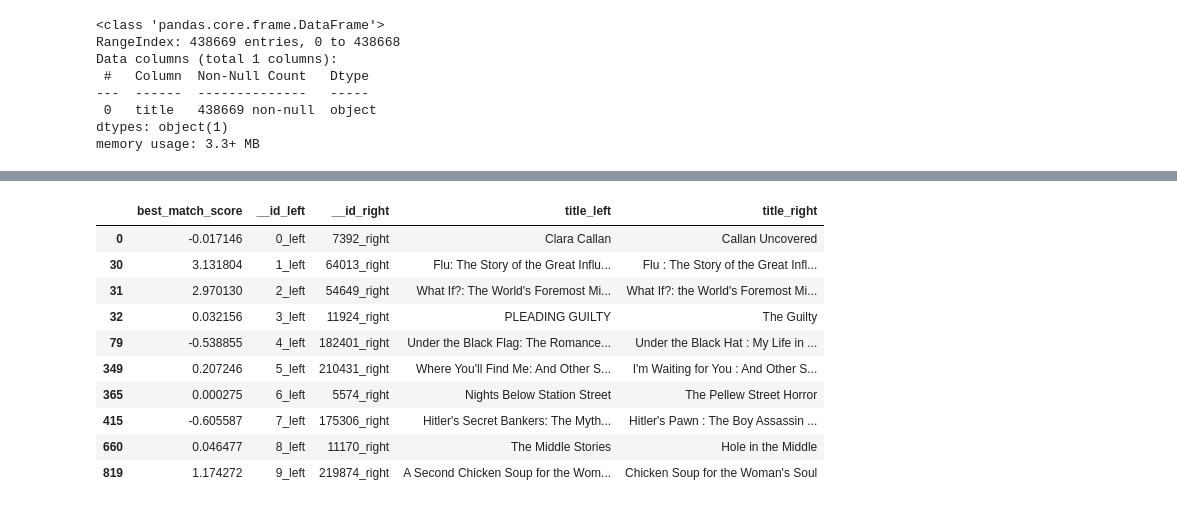
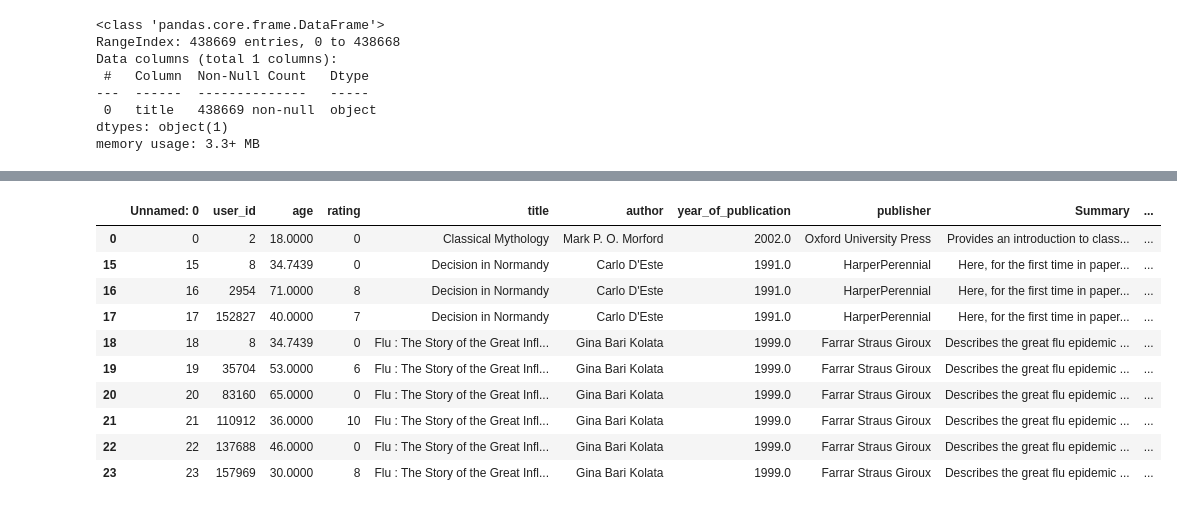
Before and after one commit to quangkyzzz/Project_THDL, a Jupyter notebook: puzzy_book.ipynb, the cells around one changed output, grey strips where cells are left out. Saved outputs shown, nothing was run; the diff lists cells and outputs as text; code cells hidden in the pictures.

```diff
--- a/puzzy_book.ipynb
+++ b/puzzy_book.ipynb
@@ -281,0 +360,7 @@ fuzzymatcher_match_cross_vs_depos.to_csv(data_dir / 'fuzzy match cross vs depos
+# %%
+fuzzy_match_dict_2 = dict(zip(fuzzymatcher_match_cross_vs_depos['title_left'], fuzzymatcher_match_cross_vs_depos['title_right']))
+# %%
+df_Crossing_book['title'] = df_Crossing_book['title'].replace(fuzzy_match_dict_2)
+# %%
+df_Crossing_book['depository_book_exists'] = np.where(df_Crossing_book['title'].isin(list(df_depository_book['title'].unique())),1,0)
+df_Crossing_book[df_Crossing_book['depository_book_exists'] ==1 ]
@@ -281,0 +399,2 @@ fuzzymatcher_match_cross_vs_depos.to_csv(data_dir / 'fuzzy match cross vs depos
+# %%
+df_Crossing_book.drop(df_Crossing_book[df_Crossing_book['depository_book_exists']==0].index, axis=0, inplace=True)
@@ -282,14 +566,14 @@ fuzzymatcher_match_cross_vs_depos.to_csv(data_dir / 'fuzzy match cross vs depos
 # %%
-fuzzymatcher_match_cross_vs_depos.head(10)
+df_Crossing_book.head(10)
 # %% [output]
-|  | best_match_score | __id_left | __id_right | title_left | title_right |
-| 0 | -0.017146 | 0_left | 7392_right | Clara Callan | Callan Uncovered |
-| 30 | 3.131804 | 1_left | 64013_right | Flu: The Story of the Great Influ... | Flu : The Story of the Great Infl... |
-| 31 | 2.970130 | 2_left | 54649_right | What If?: The World's Foremost Mi... | What If?: the World's Foremost Mi... |
-| 32 | 0.032156 | 3_left | 11924_right | PLEADING GUILTY | The Guilty |
-| 79 | -0.538855 | 4_left | 182401_right | Under the Black Flag: The Romance... | Under the Black Hat : My Life in ... |
-| 349 | 0.207246 | 5_left | 210431_right | Where You'll Find Me: And Other S... | I'm Waiting for You : And Other S... |
-| 365 | 0.000275 | 6_left | 5574_right | Nights Below Station Street | The Pellew Street Horror |
-| 415 | -0.605587 | 7_left | 175306_right | Hitler's Secret Bankers: The Myth... | Hitler's Pawn : The Boy Assassin ... |
-| 660 | 0.046477 | 8_left | 11170_right | The Middle Stories | Hole in the Middle |
-| 819 | 1.174272 | 9_left | 219874_right | A Second Chicken Soup for the Wom... | Chicken Soup for the Woman's Soul |
+|  | Unnamed: 0 | user_id | age | rating | title | author | year_of_publication | publisher | Summary | ... |
+| 0 | 0 | 2 | 18.0000 | 0 | Classical Mythology | Mark P. O. Morford | 2002.0 | Oxford University Press | Provides an introduction to class... | ... |
+| 15 | 15 | 8 | 34.7439 | 0 | Decision in Normandy | Carlo D'Este | 1991.0 | HarperPerennial | Here, for the first time in paper... | ... |
+| 16 | 16 | 2954 | 71.0000 | 8 | Decision in Normandy | Carlo D'Este | 1991.0 | HarperPerennial | Here, for the first time in paper... | ... |
+| 17 | 17 | 152827 | 40.0000 | 7 | Decision in Normandy | Carlo D'Este | 1991.0 | HarperPerennial | Here, for the first time in paper... | ... |
+| 18 | 18 | 8 | 34.7439 | 0 | Flu : The Story of the Great Infl... | Gina Bari Kolata | 1999.0 | Farrar Straus Giroux | Describes the great flu epidemic ... | ... |
+| 19 | 19 | 35704 | 53.0000 | 6 | Flu : The Story of the Great Infl... | Gina Bari Kolata | 1999.0 | Farrar Straus Giroux | Describes the great flu epidemic ... | ... |
+| 20 | 20 | 83160 | 65.0000 | 0 | Flu : The Story of the Great Infl... | Gina Bari Kolata | 1999.0 | Farrar Straus Giroux | Describes the great flu epidemic ... | ... |
+| 21 | 21 | 110912 | 36.0000 | 10 | Flu : The Story of the Great Infl... | Gina Bari Kolata | 1999.0 | Farrar Straus Giroux | Describes the great flu epidemic ... | ... |
+| 22 | 22 | 137688 | 46.0000 | 0 | Flu : The Story of the Great Infl... | Gina Bari Kolata | 1999.0 | Farrar Straus Giroux | Describes the great flu epidemic ... | ... |
+| 23 | 23 | 157969 | 30.0000 | 8 | Flu : The Story of the Great Infl... | Gina Bari Kolata | 1999.0 | Farrar Straus Giroux | Describes the great flu epidemic ... | ... |
```
Also changed, not shown: parts of 26 cells of this notebook.
